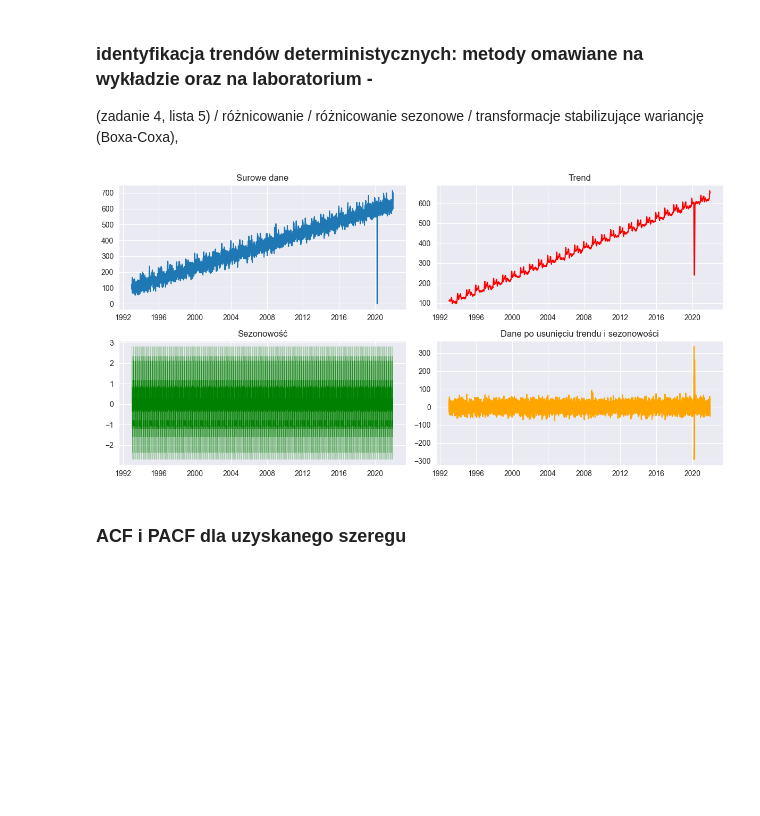
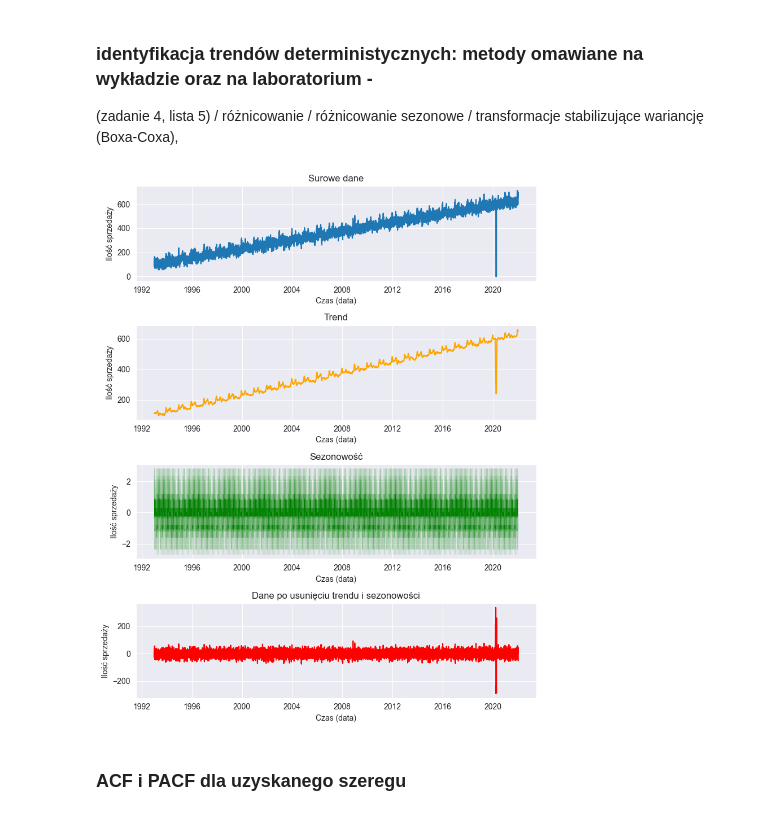
Before and after one commit to AmeliaBieda/Egg_Sales, a Jupyter notebook: raport.ipynb, the cells around one changed output. Drawn from its saved outputs; the diff is of its cells as text; code cells hidden in the pictures; blank space fills up the shorter version.

```diff
--- a/raport.ipynb
+++ b/raport.ipynb
@@ -7,7 +7,7 @@ import matplotlib.pyplot as plt
 import seaborn as sns
 import random
 
-sns.set_style('darkgrid')
+#sns.set_style('darkgrid')
 
 from statsmodels.tsa.arima_process import ArmaProcess, arma_acovf, arma_acf, arma_pacf
 from statsmodels.tsa.arima.model import ARIMA
@@ -19,4 +19,4 @@ from statsmodels.tsa.holtwinters import ExponentialSmoothing
 
 from sklearn.linear_model import LinearRegression
 from scipy.optimize import curve_fit
-import pmdarima as pm
+#import pmdarima as pm
@@ -191,34 +200,42 @@ plt.show()
 # %%
 arma_trajectory_with_components = data['Egg Sales']
 time = data['Date']
 decomposition = seasonal_decompose(arma_trajectory_with_components, model='additive', period=30, extrapolate_trend=1)
 
 trend = decomposition.trend
 seasonal = decomposition.seasonal
 residual = decomposition.resid
 
-plt.figure(figsize=(12, 6))
+plt.figure(figsize=(8,10))
 
-plt.subplot(2, 2, 1)
+plt.subplot(4, 1, 1)
 plt.plot(time, arma_trajectory_with_components, label='Original')
+plt.ylabel('Ilość sprzedaży')
+plt.xlabel('Czas (data)')
 plt.title('Surowe dane')
 
-plt.subplot(2, 2, 2)
-plt.plot(time, trend, label='Trend', color='red')
+plt.subplot(4, 1, 2)
+plt.plot(time, trend, label='Trend', color='orange')
+plt.ylabel('Ilość sprzedaży')
+plt.xlabel('Czas (data)')
 plt.title('Trend')
 
-plt.subplot(2, 2, 3)
+plt.subplot(4, 1, 3)
 plt.plot(time, seasonal, label='Seasonal', color='green', lw=0.1)
+plt.ylabel('Ilość sprzedaży')
+plt.xlabel('Czas (data)')
 plt.title('Sezonowość')
 
-plt.subplot(2, 2, 4)
-plt.plot(time, residual, label='Residual', color='orange')
+plt.subplot(4, 1, 4)
+plt.plot(time, residual, label='Residual', color='red')
+plt.ylabel('Ilość sprzedaży')
+plt.xlabel('Czas (data)')
 plt.title('Dane po usunięciu trendu i sezonowości')
 
 plt.tight_layout()
 plt.show()
 # %% [output]
-[figure, old version]
+[figure, new version]
 # %% [markdown]
 ### ACF i PACF dla uzyskanego szeregu
 # %%
```
Also changed, not shown: parts of 11 cells of this notebook.
